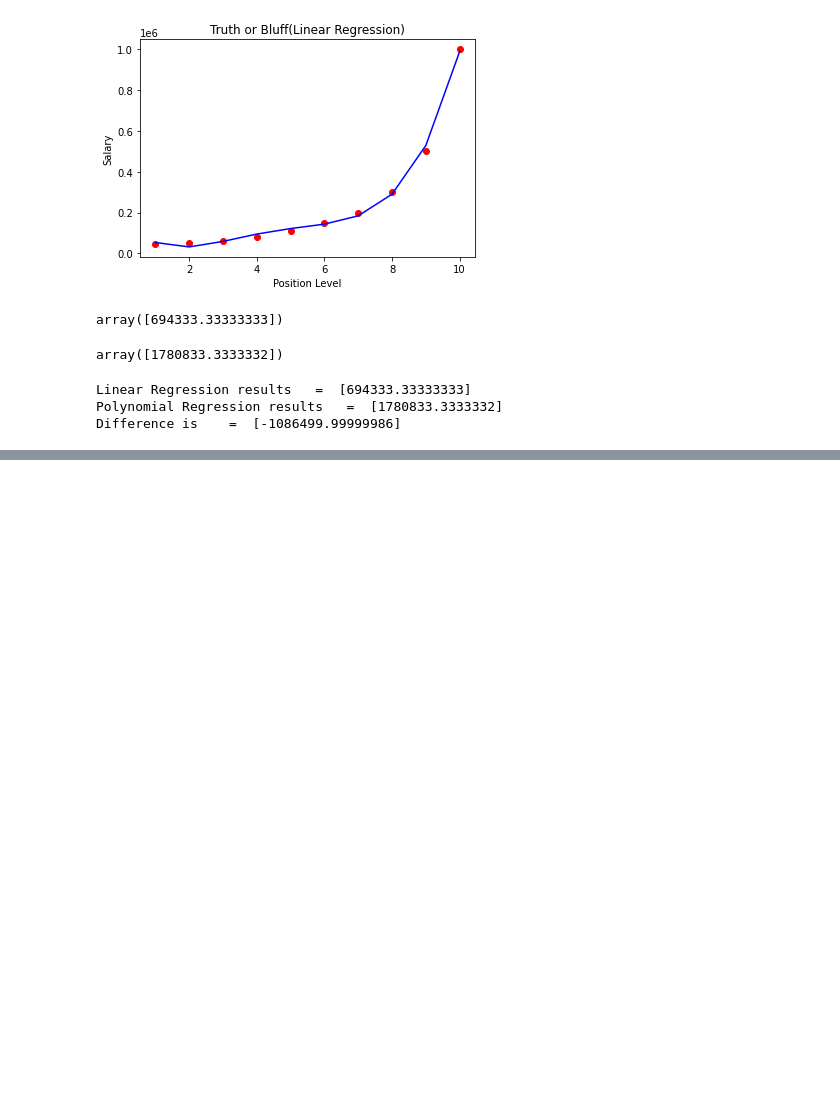
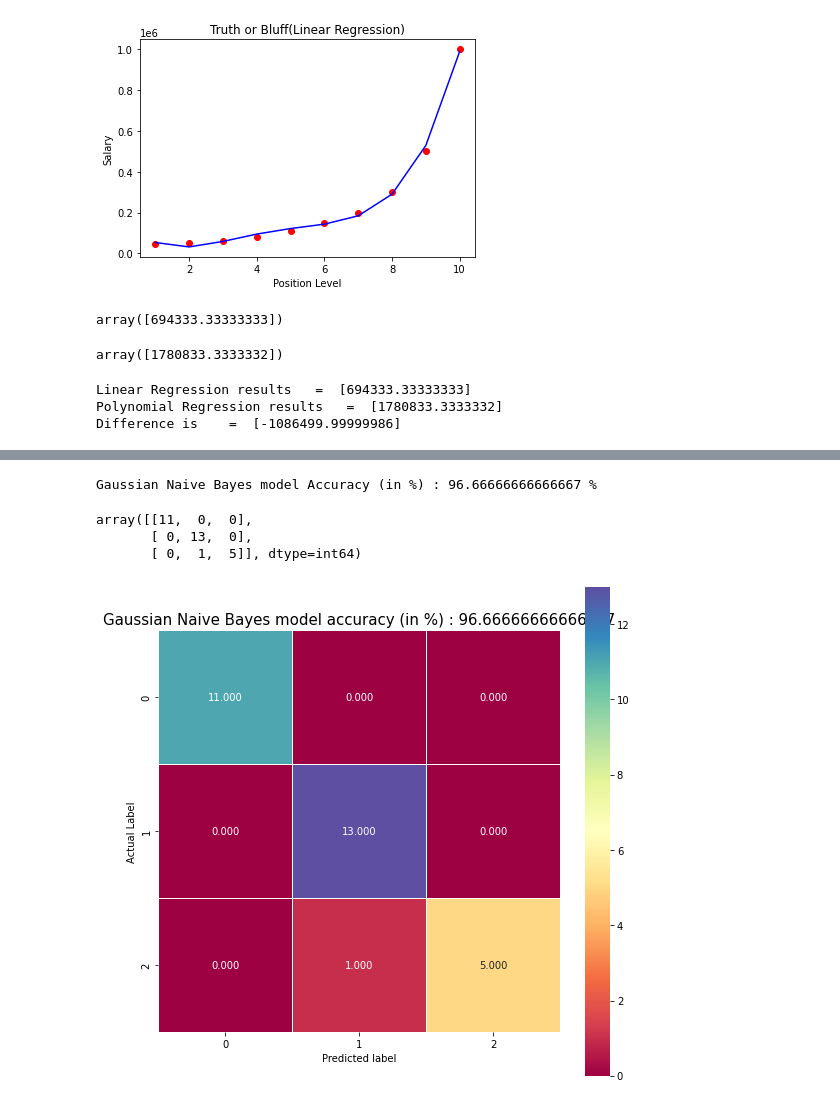
Before and after one commit to dilshad-geol/Data-Science-with-Python, a Jupyter notebook: 00_Everthing_in_Complete_Notebook.ipynb, the cells around one changed output, grey strips where cells are left out. Cells and saved outputs as stored; diff of their text form; code cells hidden in the pictures; blank space fills up the shorter version.

Commit message:
Day 28 : completed ANIVE BAYES CLASSIFICATION in ML with PYTHON

```diff
--- a/00_Everthing_in_Complete_Notebook.ipynb
+++ b/00_Everthing_in_Complete_Notebook.ipynb
@@ -5814,0 +5918,18 @@ Difference is    =  [-1086499.99999986]
+# %%
+# train test split and testing the accuracy
+
+from sklearn.model_selection import train_test_split
+
+xtrain,xtest,ytrain,ytest = train_test_split(x,y,test_size= 0.2, random_state=0 )
+# %%
+# trainign the model on training set
+
+from sklearn.naive_bayes import GaussianNB
+
+model = GaussianNB().fit(xtrain,ytrain)
+
+#making predictions on the testing set
+
+y_pred = model.predict(xtest)
+
+y_pred
@@ -5814,0 +5944,34 @@ Difference is    =  [-1086499.99999986]
+# %%
+# accuracy
+from sklearn import metrics
+
+score = metrics.accuracy_score(ytest, y_pred)
+
+print("Gaussian Naive Bayes model Accuracy (in %) :", score * 100, "%")
+# %% [output]
+Gaussian Naive Bayes model Accuracy (in %) : 96.66666666666667 %
+# %%
+# confusion metrics
+
+from sklearn import metrics
+
+cm = metrics.confusion_matrix(ytest, y_pred)
+
+cm
+# %% [output]
+array([[11,  0,  0],
+       [ 0, 13,  0],
+       [ 0,  1,  5]], dtype=int64)
+# %%
+import seaborn as sns
+plt.figure(figsize=(9,9))
+
+sns.heatmap(cm,annot=True, fmt=".3f", linewidths = .5, square = True, cmap ="Spectral")
+plt.ylabel('Actual Label')
+plt.xlabel('Predicted label')
+
+all_sample_title ="Gaussian Naive Bayes model accuracy (in %) : {0}" .format(score*100)
+plt.title(all_sample_title, size =15)
+plt.show()
+# %% [output]
+[figure, added]
```
Also changed, not shown: parts of 8 cells of this notebook, 1 other file.
